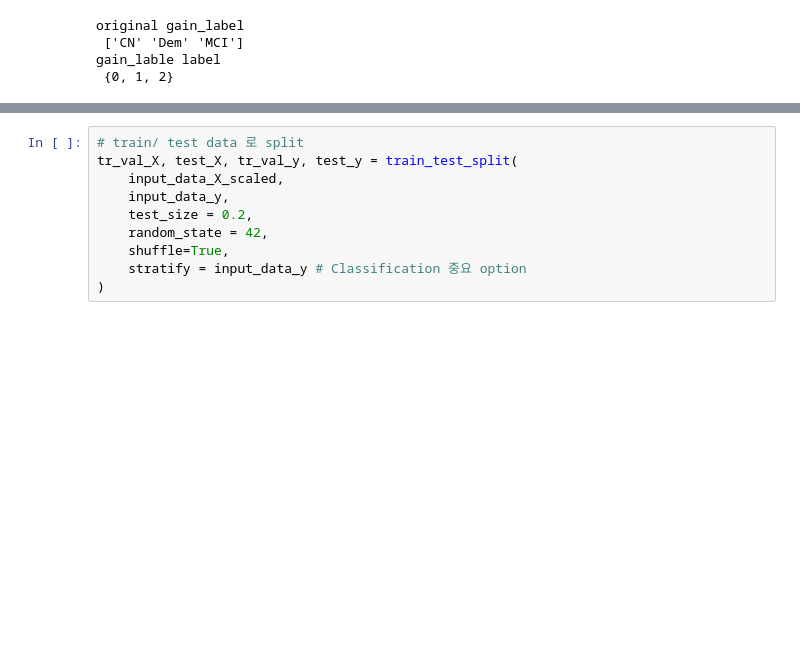
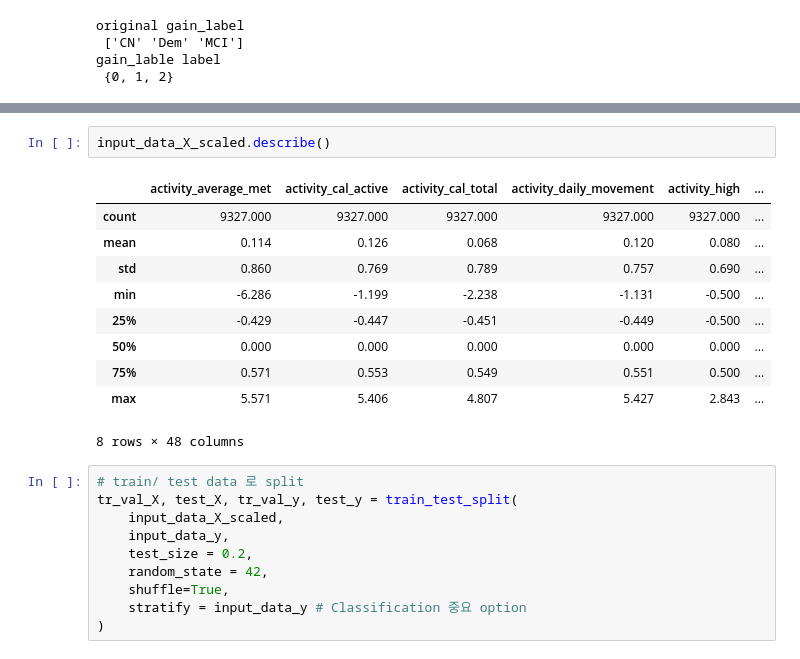
Before and after one commit to NumpyGonHey/Dementia_clf, a Jupyter notebook: donguk/DW_model.ipynb, the cells around one changed output, grey strips where cells are left out. Saved outputs shown, nothing was run; the diff lists cells and outputs as text; blank space fills up the shorter version.

```diff
--- a/donguk/DW_model.ipynb
+++ b/donguk/DW_model.ipynb
@@ -333,3 +392,16 @@ sns.boxplot(data=input_data_X_scaled)
+# %%
+input_data_X_scaled.describe()
+# %% [output]
+|  | activity_average_met | activity_cal_active | activity_cal_total | activity_daily_movement | activity_high | ... |
+| count | 9327.000 | 9327.000 | 9327.000 | 9327.000 | 9327.000 | ... |
+| mean | 0.114 | 0.126 | 0.068 | 0.120 | 0.080 | ... |
+| std | 0.860 | 0.769 | 0.789 | 0.757 | 0.690 | ... |
+| min | -6.286 | -1.199 | -2.238 | -1.131 | -0.500 | ... |
+| 25% | -0.429 | -0.447 | -0.451 | -0.449 | -0.500 | ... |
+| 50% | 0.000 | 0.000 | 0.000 | 0.000 | 0.000 | ... |
+| 75% | 0.571 | 0.553 | 0.549 | 0.551 | 0.500 | ... |
+| max | 5.571 | 5.406 | 4.807 | 5.427 | 2.843 | ... |
+8 rows × 48 columns
 # %%
 # train/ test data 로 split
 tr_val_X, test_X, tr_val_y, test_y = train_test_split(
```
Also changed, not shown: parts of 31 cells of this notebook.
